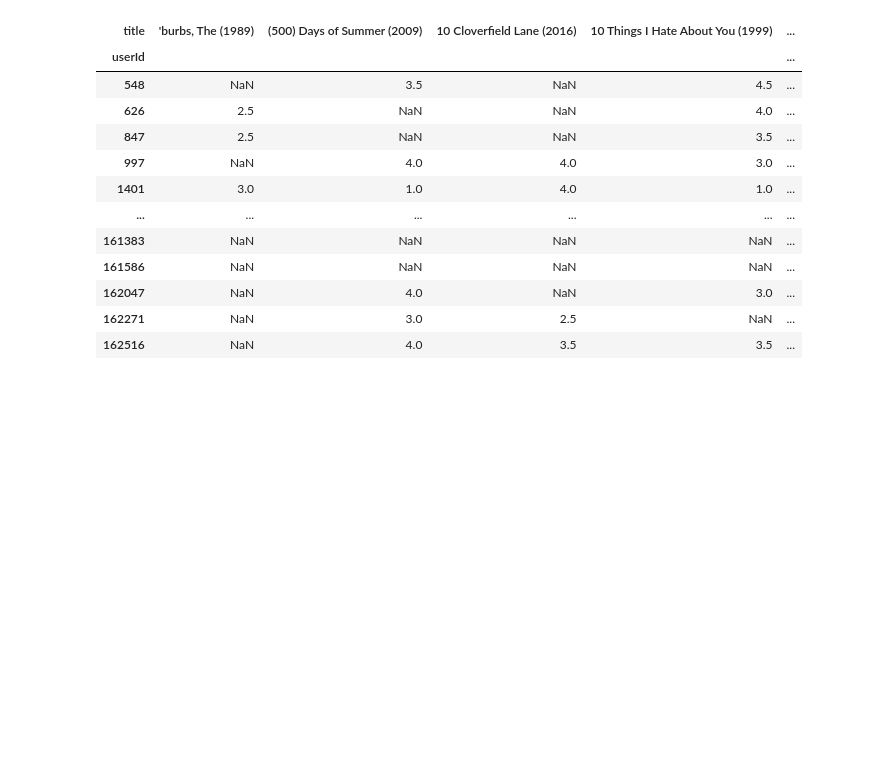
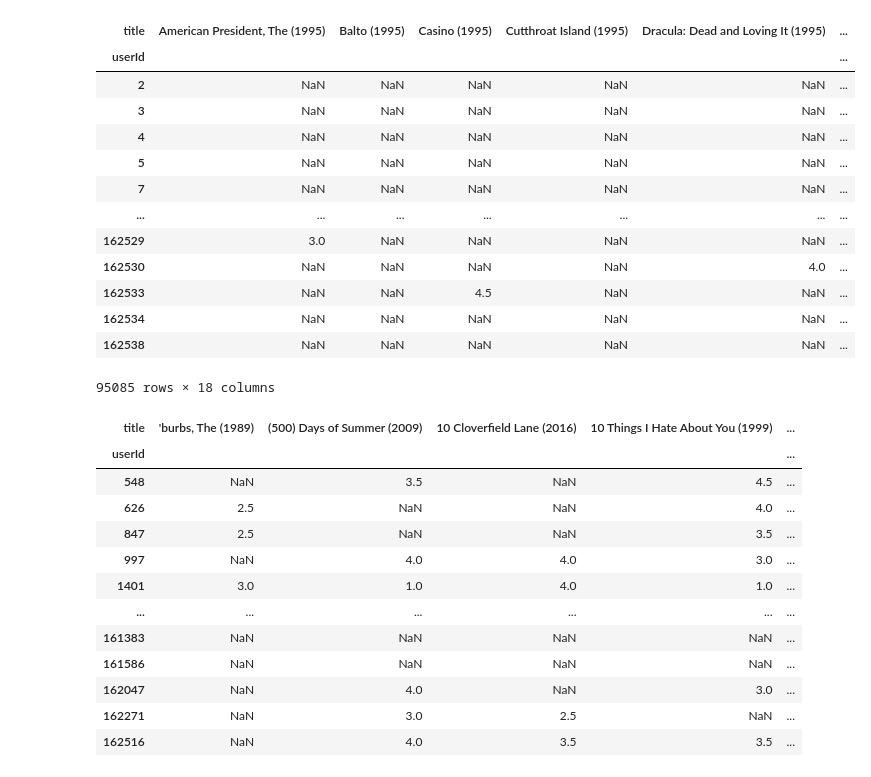
Before and after one commit to StundFR/ClusteringRecommendation, a Jupyter notebook: GroupLens/groupLens_kmeans.ipynb, the cells around one changed output. Saved outputs shown, nothing was run; the diff lists cells and outputs as text; code cells hidden in the pictures; blank space fills up the shorter version.

Commit message:
Découpage du tableau pour pouvoir faire des pivot tables

```diff
--- a/kmeans/groupLens_kmeans.ipynb
+++ b/GroupLens/groupLens_kmeans.ipynb
@@ -11,3 +19,34 @@ data = pd.merge(movie, rating, on="movieId")
+# %%
+N = 100
+data_list = []
+L = data.shape[0]
+
+for i in range(1,N+1):
+    debut = int((i-1)*L/N)
+    fin = int(i*L/N)
+    data_list.append(data.iloc[debut:fin, :])
+# %%
+pv_list = []
+
+for d in data_list:
+    pv_list.append(d.pivot_table(index="userId", columns="title", values="rating"))
+# %%
+pv_list[0]
+# %% [output]
+| title | American President, The (1995) | Balto (1995) | Casino (1995) | Cutthroat Island (1995) | Dracula: Dead and Loving It (1995) | ... |
+| userId |  |  |  |  |  | ... |
+| 2 | NaN | NaN | NaN | NaN | NaN | ... |
+| 3 | NaN | NaN | NaN | NaN | NaN | ... |
+| 4 | NaN | NaN | NaN | NaN | NaN | ... |
+| 5 | NaN | NaN | NaN | NaN | NaN | ... |
+| 7 | NaN | NaN | NaN | NaN | NaN | ... |
+| ... | ... | ... | ... | ... | ... | ... |
+| 162529 | 3.0 | NaN | NaN | NaN | NaN | ... |
+| 162530 | NaN | NaN | NaN | NaN | 4.0 | ... |
+| 162533 | NaN | NaN | 4.5 | NaN | NaN | ... |
+| 162534 | NaN | NaN | NaN | NaN | NaN | ... |
+| 162538 | NaN | NaN | NaN | NaN | NaN | ... |
+95085 rows × 18 columns
 # %%
 cdata = data.copy()
 N = 10**4
```
Also changed, not shown: parts of 2 cells of this notebook.
